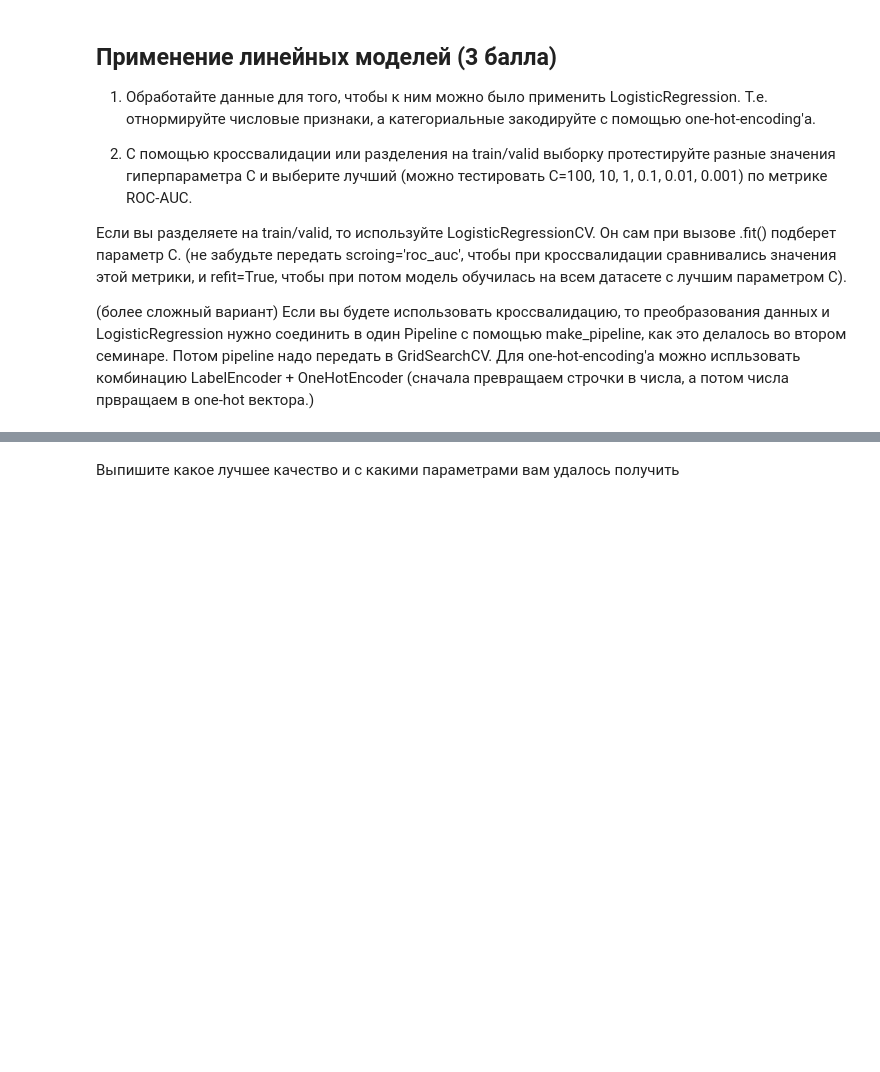
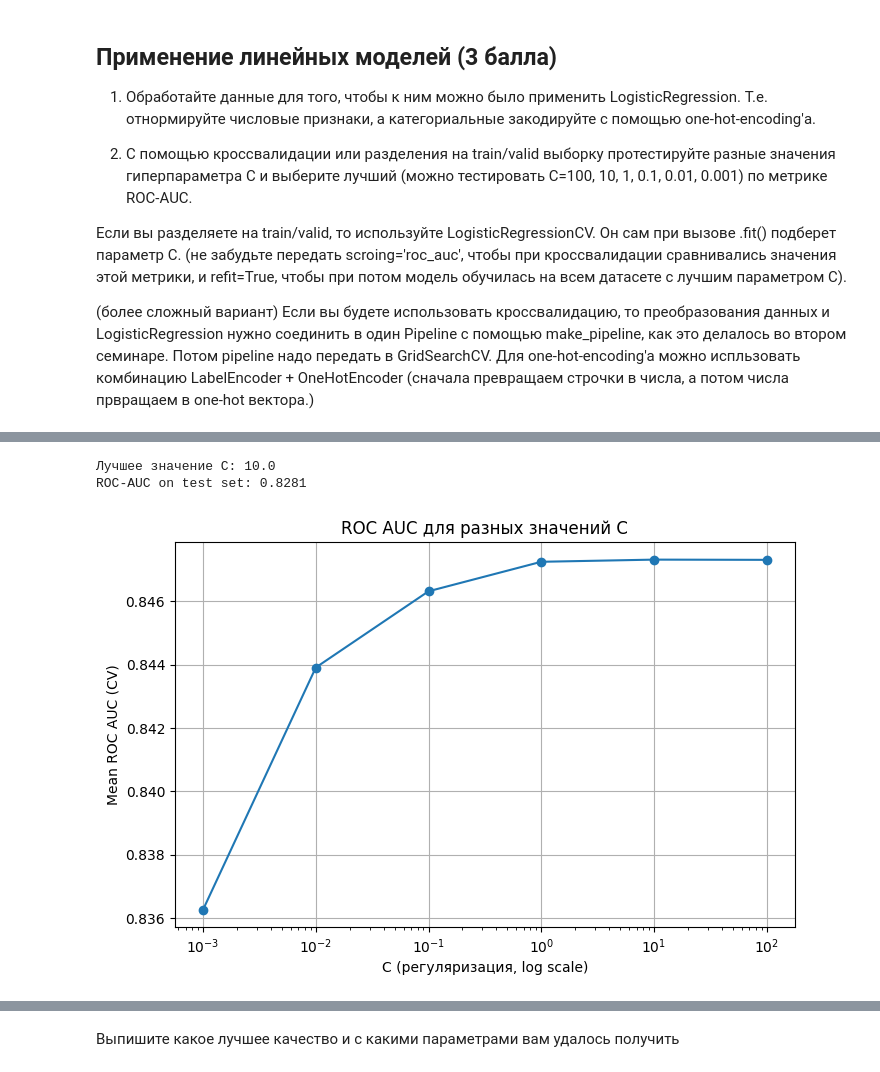
Before and after one commit to MisterHaid/AI_projects, a Jupyter notebook: week_03_composition_model_selection/Homework/hw_3_kaggle.ipynb, the cells around one changed output, grey strips where cells are left out. Saved outputs shown, nothing was run; the diff lists cells and outputs as text; code cells hidden in the pictures; blank space fills up the shorter version.

```diff
--- a/week_03_composition_model_selection/Homework/hw_3_kaggle.ipynb
+++ b/week_03_composition_model_selection/Homework/hw_3_kaggle.ipynb
@@ -223,0 +269,14 @@ from sklearn.pipeline import make_pipeline
+# %%
+# YOUR CODE
+data[num_cols] = data[num_cols].replace(' ', np.nan)
+data[num_cols] = data[num_cols].apply(pd.to_numeric, errors='coerce')
+data[num_cols] = data[num_cols].fillna(data[num_cols].median())
+df = data.copy()
+ss = StandardScaler()
+df[num_cols] = ss.fit_transform(data[num_cols])
+le = LabelEncoder()
+
+for col in cat_cols:
+    df[col] = le.fit_transform(data[col])
+
+df.head()
@@ -223,0 +290,33 @@ from sklearn.pipeline import make_pipeline
+# %%
+X_train, X_test, y_train, y_test = train_test_split(df[feature_cols], df[target_col], test_size=0.2, random_state=42)
+C=[(100/ 10**i) for i in range(6)]
+clf = LogisticRegressionCV(Cs=C, cv=5, random_state=4,scoring='roc_auc', refit = True).fit(X_train, y_train)
+clf.predict(X_test)
+clf.predict_proba(X_test)
+roc = clf.score(X_test, y_test)
+print("Лучшее значение C:", clf.C_[0])
+print(f"ROC-AUC on test set: {roc:.4f}")
+# %% [output]
+Лучшее значение C: 10.0
+ROC-AUC on test set: 0.8281
+# %%
+import matplotlib.pyplot as plt
+import numpy as np
+
+# Наши C
+C = [100 / 10**i for i in range(6)]
+
+# Средние значения ROC AUC для каждого C
+mean_scores = np.mean(clf.scores_[1], axis=0)
+
+# Построим график
+plt.figure(figsize=(8,5))
+plt.plot(C, mean_scores, marker='o')
+plt.xscale('log')  # логарифмическая шкала по оси X
+plt.xlabel('C (регуляризация, log scale)')
+plt.ylabel('Mean ROC AUC (CV)')
+plt.title('ROC AUC для разных значений C')
+plt.grid(True)
+plt.show()
+# %% [output]
+[figure, added]
```
Also changed, not shown: parts of 21 cells of this notebook.
